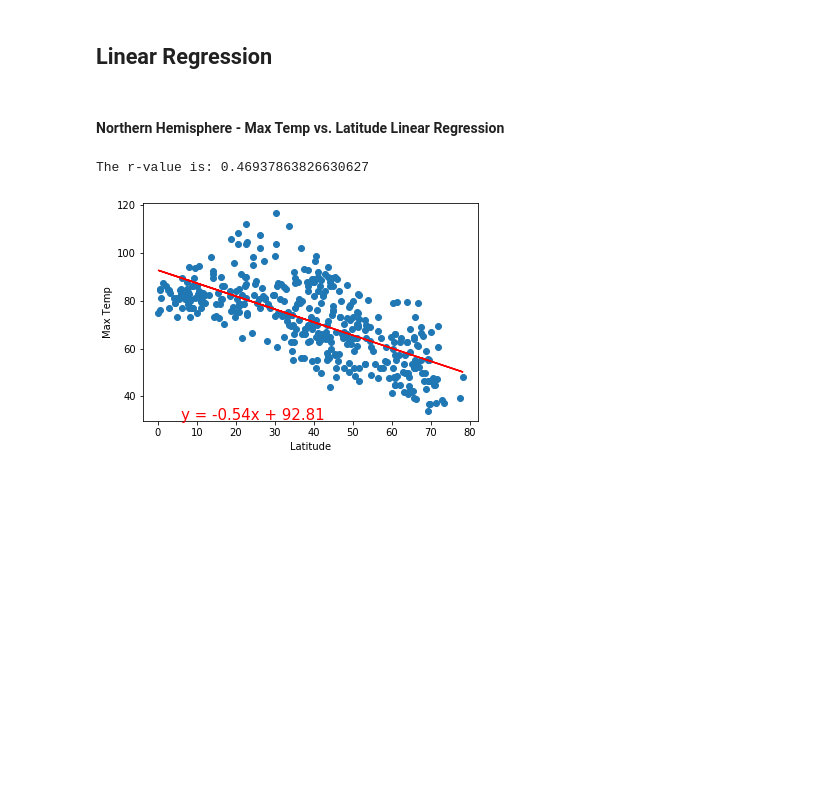
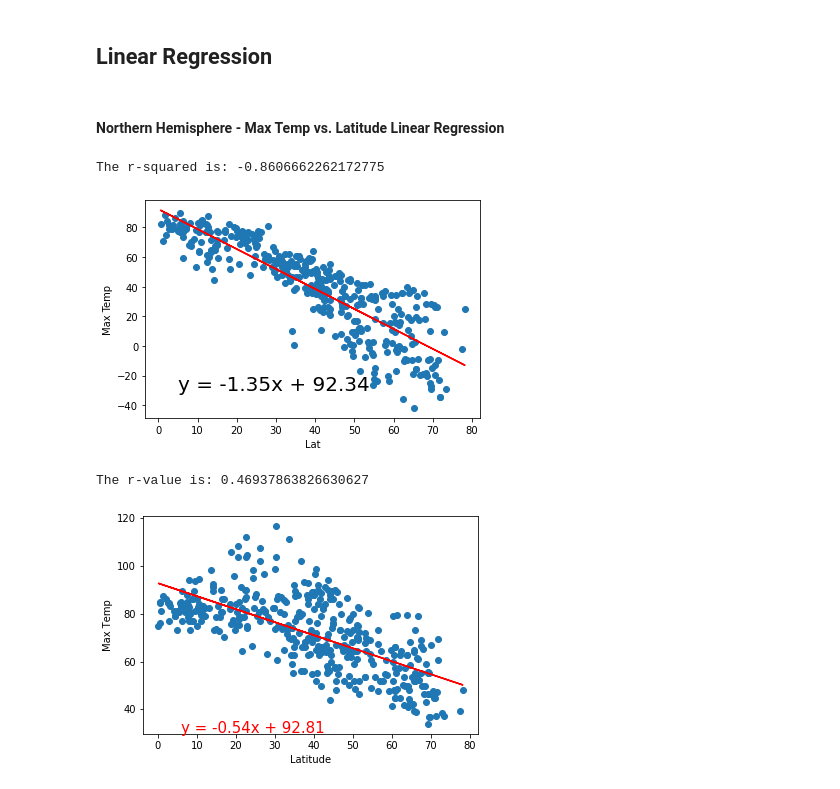
Before and after one commit to SandyGoodell/python-api-challenge, a Jupyter notebook: WeatherPy/WeatherPy.ipynb, the cells around one changed output. Saved outputs shown, nothing was run; the diff lists cells and outputs as text; code cells hidden in the pictures; blank space fills up the shorter version.

Commit message:
north temp

```diff
--- a/WeatherPy/WeatherPy.ipynb
+++ b/WeatherPy/WeatherPy.ipynb
@@ -282,8 +308,37 @@ plt.show()
 [figure]
 # %% [markdown]
 ## Linear Regression
+# %%
+# Create Northern (Lat>0) and Southern Hemisphere (Lat<0) DataFrames
+northern = clean_city_data.loc[clean_city_data['Lat'] >= 0.0]
+northern.reset_index(inplace=True)
+
+southern = clean_city_data.loc[clean_city_data['Lat'] < 0.0]
+southern.reset_index(inplace=True)
+
+# Create a function for plotting (plotLinearRegression)
+def plotLinearRegression(xdata,ydata,xlbl,ylbl,lblpos):
+    (slope, intercept, rvalue, pvalue, stderr) = linregress(xdata, ydata)
+    regress_values = xdata * slope + intercept
+    line_eq = "y = " + str(round(slope,2)) + "x + " + str(round(intercept,2))
+    print(f"The r-squared is: {rvalue}")
+
+    plt.scatter(xdata,ydata)
+    plt.plot(xdata,regress_values,"r-")
+    plt.annotate(line_eq,lblpos,fontsize=20,color="black")
+    plt.xlabel(xlbl)
+    plt.ylabel(ylbl)
+    plt.show()
 # %% [markdown]
 ####  Northern Hemisphere - Max Temp vs. Latitude Linear Regression
+# %%
+xlbl = "Lat"
+ylbl = "Max Temp"
+lblpos = (5,-30)
+plotLinearRegression(northern[xlbl],northern[ylbl],xlbl,ylbl,lblpos)
+# %% [output]
+The r-squared is: -0.8606662262172775
+[figure, added]
 # %%
 # %% [output]
 The r-value is: 0.46937863826630627
```
Also changed, not shown: parts of 4 cells of this notebook.
